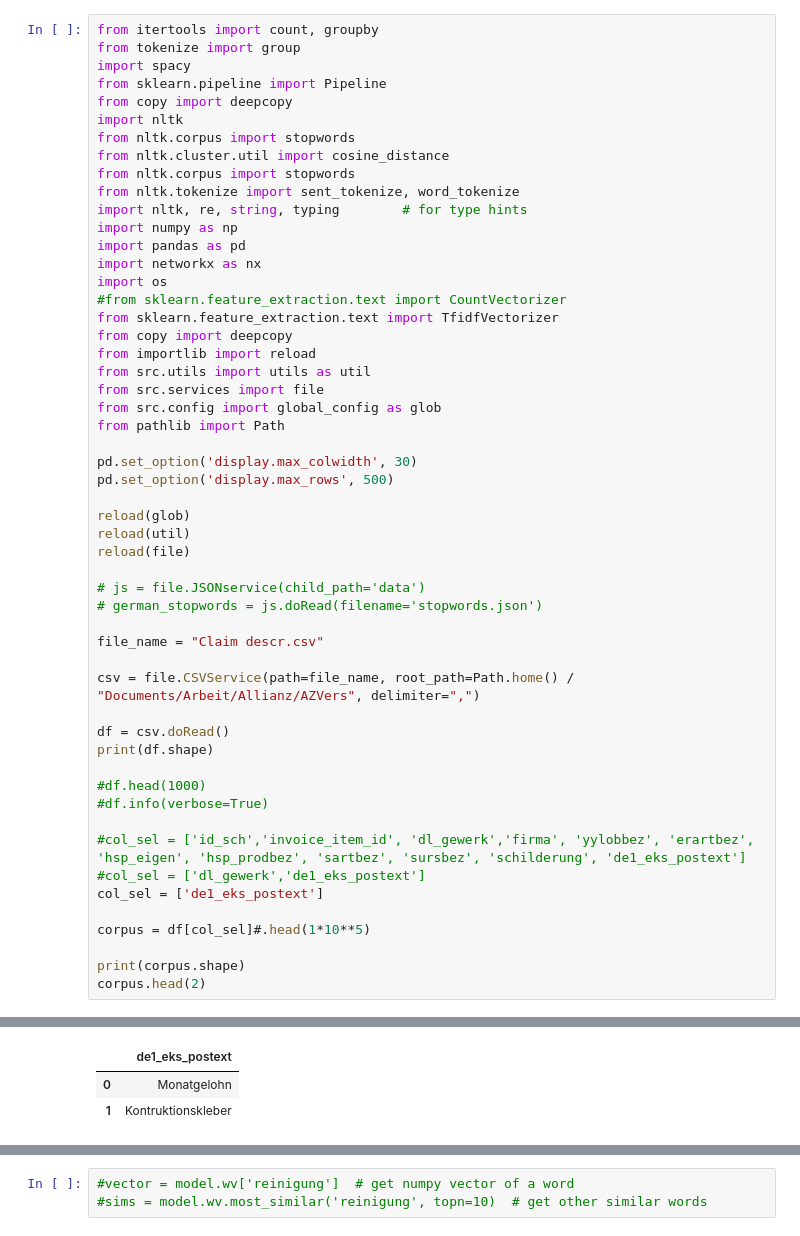
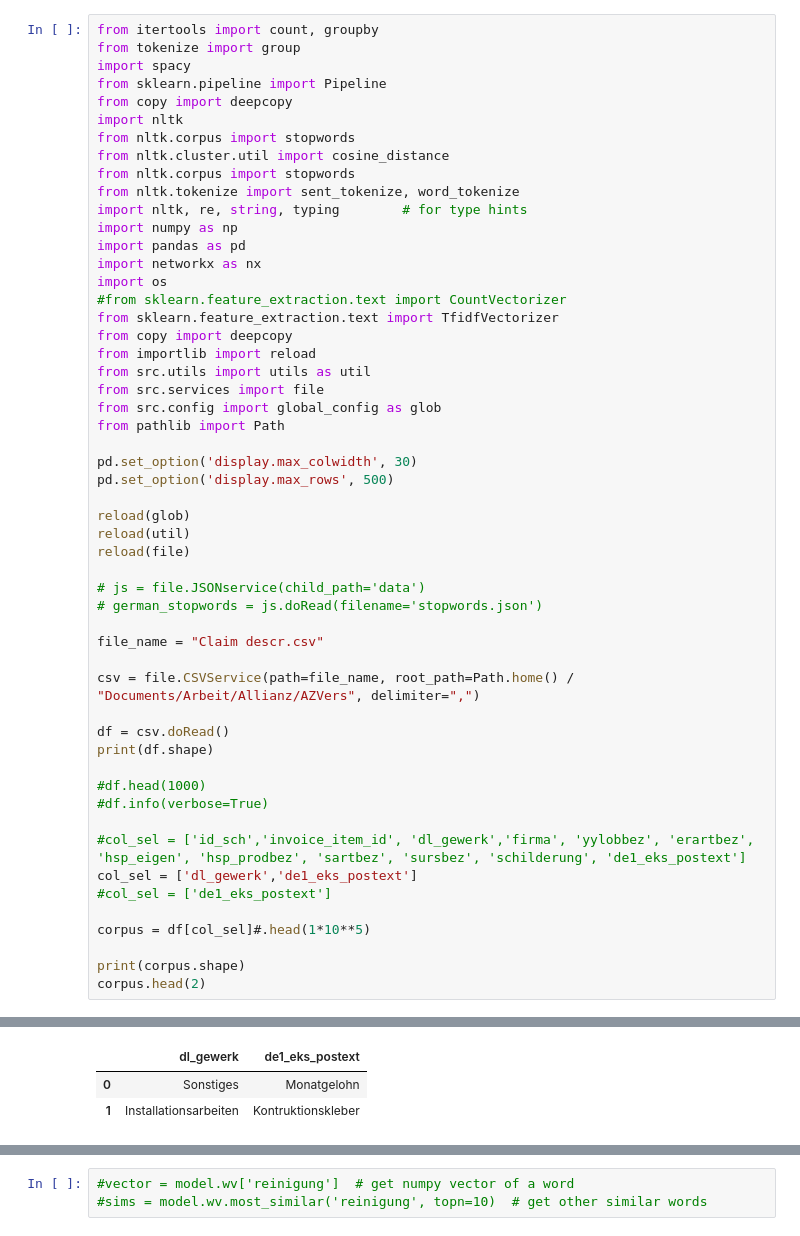
Before and after one commit to AVoss84/streamlit, a Jupyter notebook: notebooks/fasttext.ipynb, the cells around one changed output, grey strips where cells are left out. Drawn from its saved outputs; the diff is of its cells as text.

```diff
--- a/notebooks/fasttext.ipynb
+++ b/notebooks/fasttext.ipynb
@@ -44,8 +44,8 @@ print(df.shape)
 #df.info(verbose=True)
 
 #col_sel = ['id_sch','invoice_item_id', 'dl_gewerk','firma', 'yylobbez', 'erartbez', 'hsp_eigen', 'hsp_prodbez', 'sartbez', 'sursbez', 'schilderung', 'de1_eks_postext']
-#col_sel = ['dl_gewerk','de1_eks_postext']
-col_sel = ['de1_eks_postext']
+col_sel = ['dl_gewerk','de1_eks_postext']
+#col_sel = ['de1_eks_postext']
 
 corpus = df[col_sel]#.head(1*10**5)
 
@@ -62,6 +62,6 @@ CSV Service read from file: /home/alexv84/Documents/Arbeit/Allianz/AZVers/Claim
-|  | de1_eks_postext |
-| 0 | Monatgelohn |
-| 1 | Kontruktionskleber |
+|  | dl_gewerk | de1_eks_postext |
+| 0 | Sonstiges | Monatgelohn |
+| 1 | Installationsarbeiten | Kontruktionskleber |
 # %%
 from sklearn.feature_extraction.text import CountVectorizer
 from sklearn.decomposition import LatentDirichletAllocation
```
Also changed, not shown: parts of 14 cells of this notebook.
